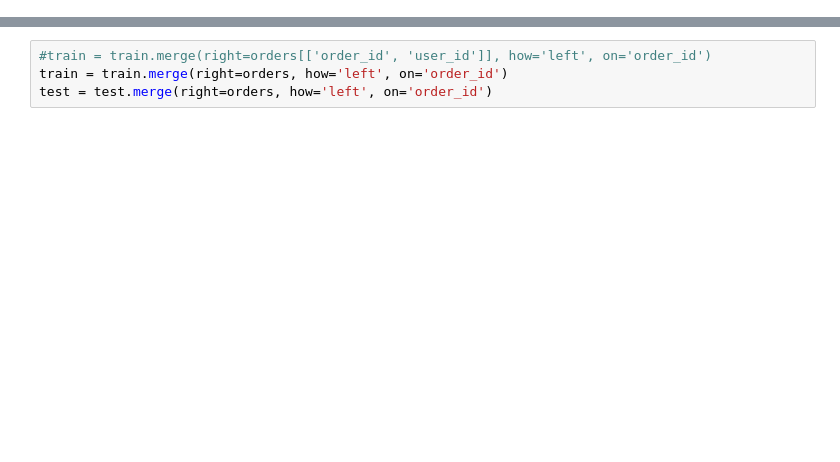
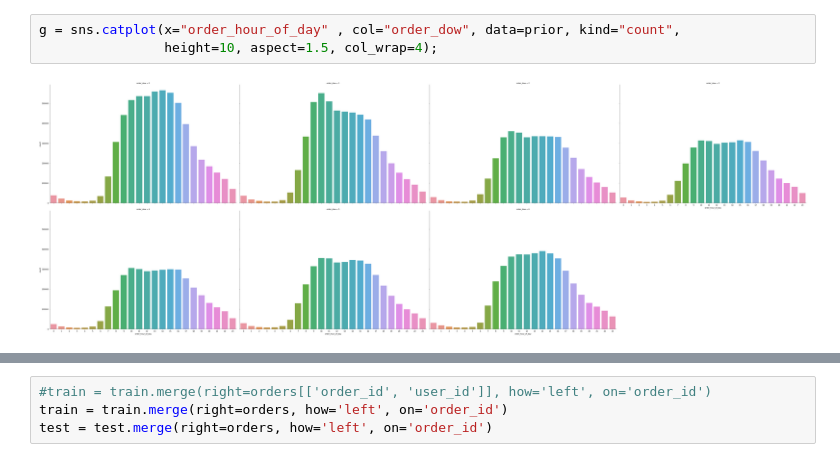
Before and after one commit to valfehr/Instacart, a Jupyter notebook: Untitled.ipynb, the cells around one changed output, grey strips where cells are left out. Drawn from its saved outputs; the diff is of its cells as text; blank space fills up the shorter version.

```diff
--- a/Untitled.ipynb
+++ b/Untitled.ipynb
@@ -46,0 +88,5 @@ train.head()
+# %%
+g = sns.catplot(x="order_hour_of_day" , col="order_dow", data=prior, kind="count",
+                height=10, aspect=1.5, col_wrap=4);
+# %% [output]
+[figure, added]
```
Also changed, not shown: parts of 67 cells of this notebook.
